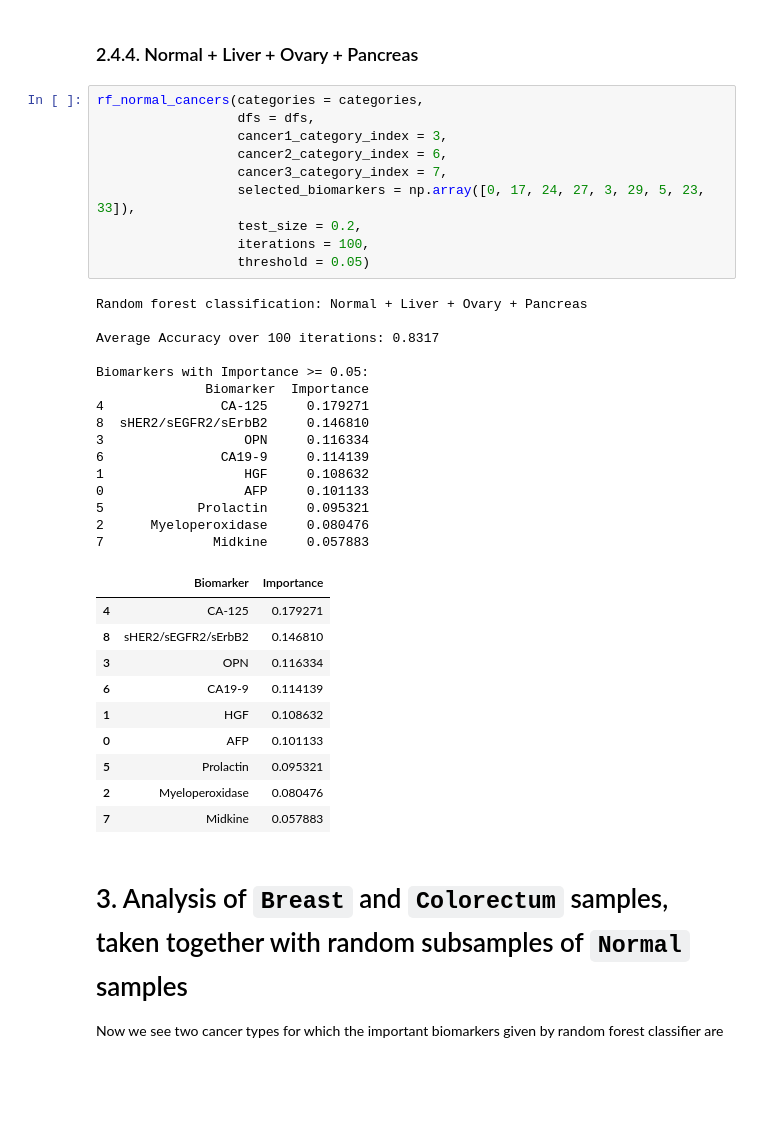
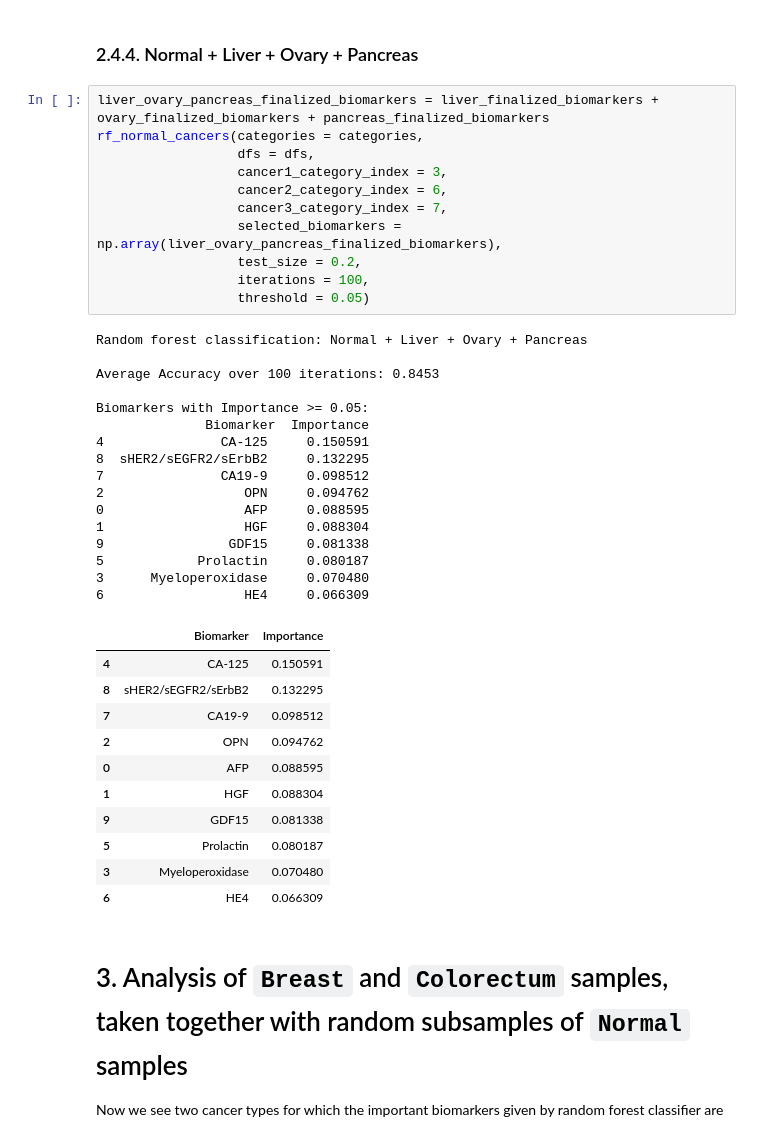
Before and after one commit to subhajitbn/Cancer-Biomarkers-from-Clinical-Data, a Jupyter notebook: tutorial-full.ipynb, the cells around one changed output. Drawn from its saved outputs; the diff is of its cells as text; blank space fills up the shorter version.

```diff
--- a/tutorial-full.ipynb
+++ b/tutorial-full.ipynb
@@ -481,41 +474,44 @@ Biomarkers with Importance >= 0.05:
 # %% [markdown]
 ### 2.4.4. Normal + Liver + Ovary + Pancreas
 # %%
+liver_ovary_pancreas_finalized_biomarkers = liver_finalized_biomarkers + ovary_finalized_biomarkers + pancreas_finalized_biomarkers
 rf_normal_cancers(categories = categories,
                   dfs = dfs,
                   cancer1_category_index = 3,
                   cancer2_category_index = 6,
                   cancer3_category_index = 7,
-                  selected_biomarkers = np.array([0, 17, 24, 27, 3, 29, 5, 23, 33]),
+                  selected_biomarkers = np.array(liver_ovary_pancreas_finalized_biomarkers),
                   test_size = 0.2,
                   iterations = 100,
                   threshold = 0.05)
 # %% [output]
 Random forest classification: Normal + Liver + Ovary + Pancreas
 
-Average Accuracy over 100 iterations: 0.8317
+Average Accuracy over 100 iterations: 0.8453
 
 Biomarkers with Importance >= 0.05:
               Biomarker  Importance
-4               CA-125     0.179271
-8  sHER2/sEGFR2/sErbB2     0.146810
-3                  OPN     0.116334
-6               CA19-9     0.114139
-1                  HGF     0.108632
-0                  AFP     0.101133
-5            Prolactin     0.095321
-2      Myeloperoxidase     0.080476
-7              Midkine     0.057883
+4               CA-125     0.150591
+8  sHER2/sEGFR2/sErbB2     0.132295
+7               CA19-9     0.098512
+2                  OPN     0.094762
+0                  AFP     0.088595
+1                  HGF     0.088304
+9                GDF15     0.081338
+5            Prolactin     0.080187
+3      Myeloperoxidase     0.070480
+6                  HE4     0.066309
 |  | Biomarker | Importance |
-| 4 | CA-125 | 0.179271 |
-| 8 | sHER2/sEGFR2/sErbB2 | 0.146810 |
-| 3 | OPN | 0.116334 |
-| 6 | CA19-9 | 0.114139 |
-| 1 | HGF | 0.108632 |
-| 0 | AFP | 0.101133 |
-| 5 | Prolactin | 0.095321 |
-| 2 | Myeloperoxidase | 0.080476 |
-| 7 | Midkine | 0.057883 |
+| 4 | CA-125 | 0.150591 |
+| 8 | sHER2/sEGFR2/sErbB2 | 0.132295 |
+| 7 | CA19-9 | 0.098512 |
+| 2 | OPN | 0.094762 |
+| 0 | AFP | 0.088595 |
+| 1 | HGF | 0.088304 |
+| 9 | GDF15 | 0.081338 |
+| 5 | Prolactin | 0.080187 |
+| 3 | Myeloperoxidase | 0.070480 |
+| 6 | HE4 | 0.066309 |
 # %% [markdown]
 # 3. Analysis of `Breast` and `Colorectum` samples, taken together with random subsamples of `Normal` samples
 
```
Also changed, not shown: parts of 2 cells of this notebook, 6 other files.
